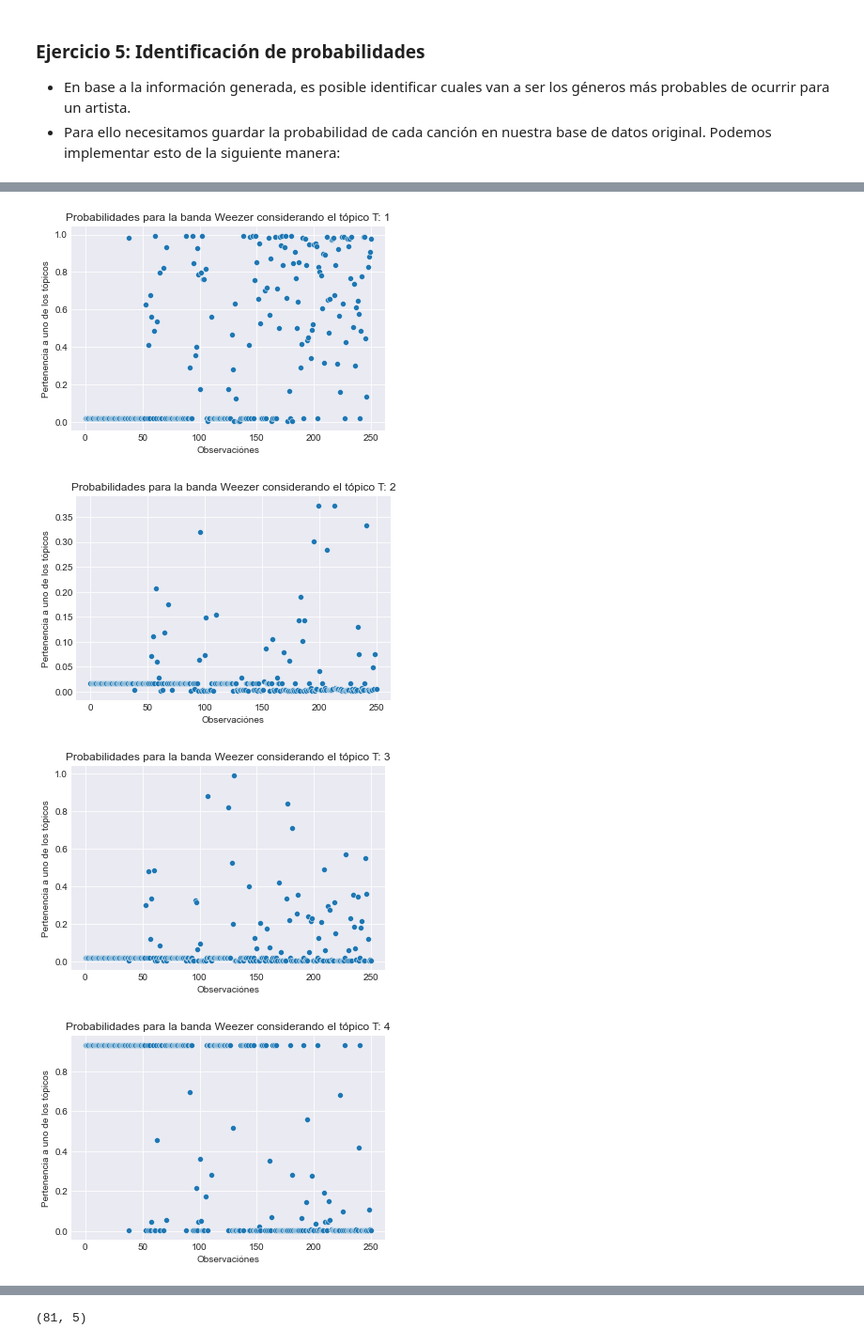
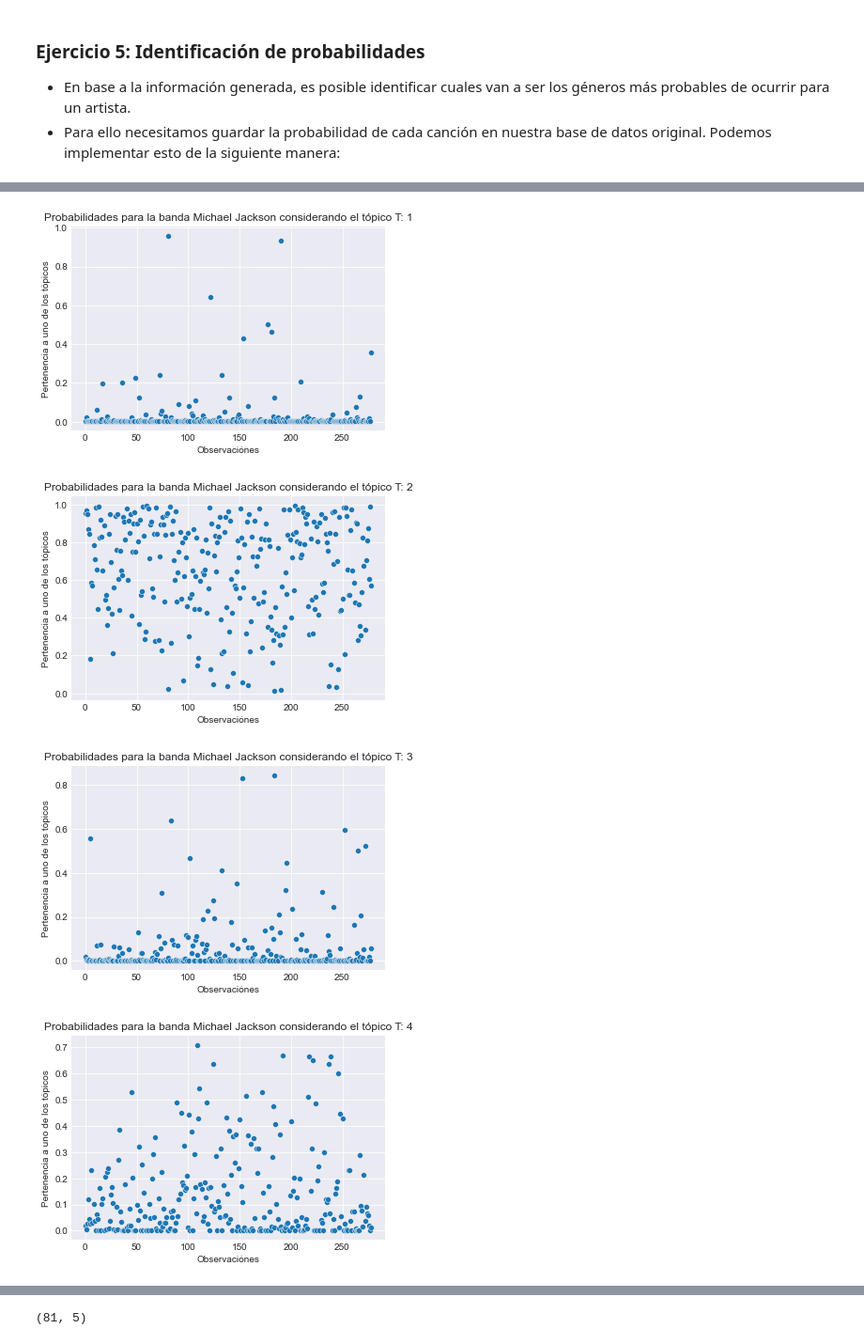
Before and after one commit to Denniels/Machine_Learning, a Jupyter notebook: SVM/Desafío_Inferencia_de_tópicos_con_EM.ipynb, the cells around one changed output, grey strips where cells are left out. Shown: that part at 94% size. Saved outputs shown, nothing was run; the diff lists cells and outputs as text; code cells hidden in the pictures.

Commit message:
notebook listo para entrega

```diff
--- a/SVM/Desafío_Inferencia_de_tópicos_con_EM.ipynb
+++ b/SVM/Desafío_Inferencia_de_tópicos_con_EM.ipynb
@@ -153,8 +153,7 @@ inicialización de la clase son:
 # %%
 param_grid = {'n_components': [5, 10, 15], 'learning_decay': [0.7, 0.5]}
 # %%
-lda = LatentDirichletAllocation()
-#lda.fit()
+lda = LatentDirichletAllocation(learning_method = 'online')
 # %%
 # n_jobs = -1 significa usar todos los procesadores disponiobles
 # verbose = 3 significa que los índices de parámetros de
@@ -193,7 +194,7 @@ count = count_vectorizer_i.fit_transform(df_letras.Letra)
 # verbose = 3 significa que los índices de parámetros de
 # pliegue y candidato también se muestran junto con la hora de inicio del cálculo.
 # cv significa las validaciones cruzadas a realizar
-model_gridcv_i = GridSearchCV(lda, {'n_components': [5], 'learning_decay': [0.7]}, cv = 5, n_jobs = -1, verbose = 3)
+model_gridcv_i = GridSearchCV(lda, {'n_components': [5], 'learning_decay': [0.5]}, cv = 5, n_jobs = -1, verbose = 3)
 # %%
 model_gridcv_i.fit(count)
 # %% [output]
@@ -315,6 +319,6 @@ def selec_df_artist(df, artista):
         return df[df['Artista'] == artista].loc[:, 'T: 1':'T: 5']
 # %%
 # extraemos probabilidades de tópicos para la banda Weezer
-weezer_df = selec_df_artist(concatenated_df, 'Weezer')
-weezer_df.shape
+mj_df = selec_df_artist(concatenated_df, 'Michael Jackson')
+mj_df.shape
 # %% [output]
@@ -336,13 +340,13 @@ T: 5    0.066295
 dtype: float64
 # %%
-for col in weezer_df.columns:
-        sns.scatterplot(data = weezer_df[col])
-        plt.title(f'Probabilidades para la banda {"Weezer"} considerando el tópico {col}')
+for col in mj_df.columns:
+        sns.scatterplot(data = mj_df[col])
+        plt.title(f'Probabilidades para la banda {"Michael Jackson"} considerando el tópico {col}')
         plt.ylabel('Pertenencia a uno de los tópicos')
         plt.xlabel('Observaciónes')
         plt.show()
 # %% [output]
-[figure, old version]
+[figure, new version]
-[figure, old version]
+[figure, new version]
-[figure, old version]
+[figure, new version]
-[figure, old version]
+[figure, new version]
```
Also changed, not shown: parts of 19 cells of this notebook.
